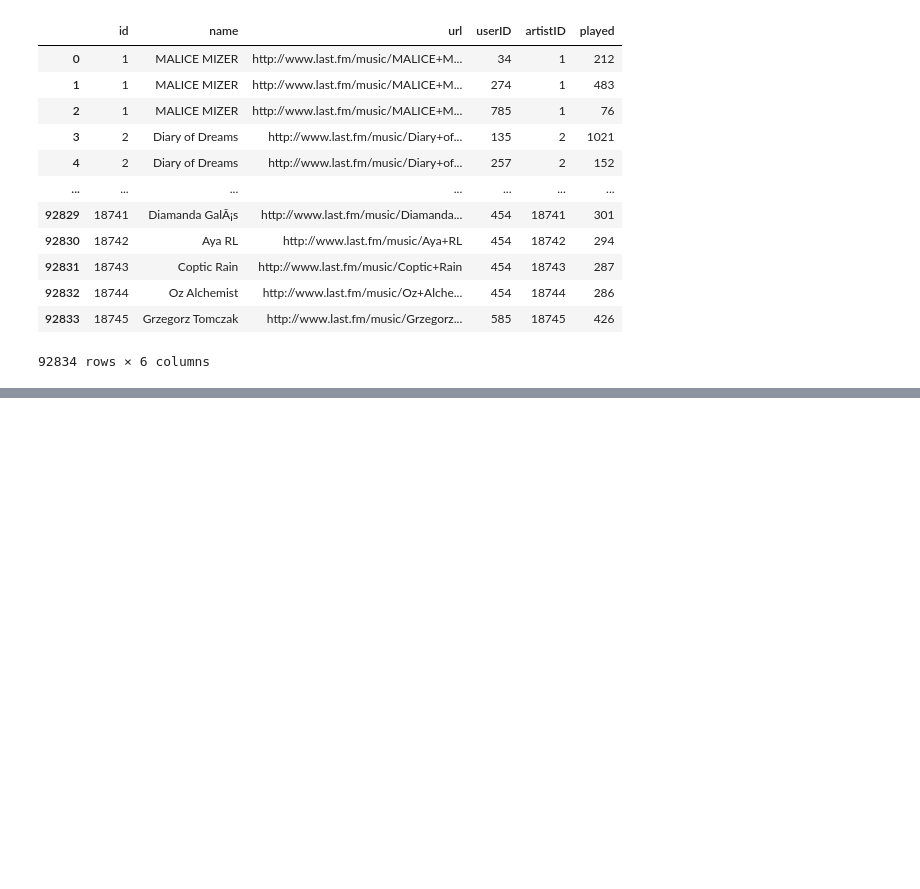
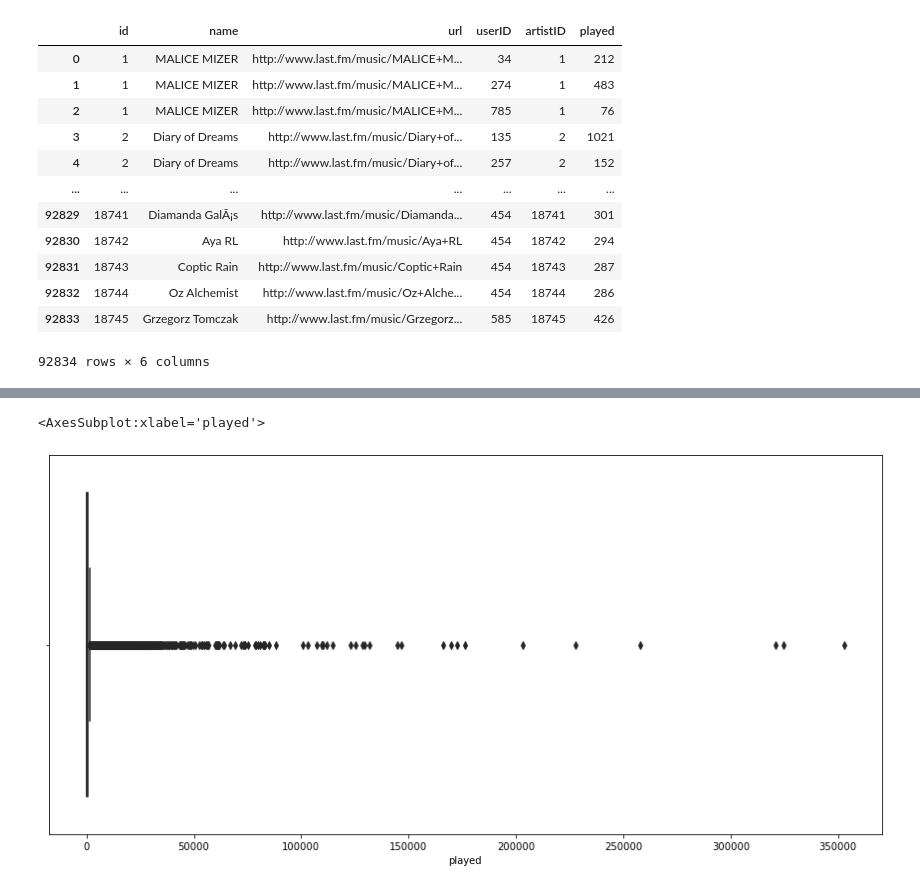
Before and after one commit to kiansweeney11/Ca4015-final-assignment, a Jupyter notebook: recommender.ipynb, the cells around one changed output, grey strips where cells are left out. Drawn from its saved outputs; the diff is of its cells as text; code cells hidden in the pictures; blank space fills up the shorter version.

```diff
--- a/recommender.ipynb
+++ b/recommender.ipynb
@@ -299,0 +314,6 @@ played
+# %%
+plt.figure(figsize=[15,7])
+sns.boxplot(x=played['played'], color=".25")
+# %% [output]
+<AxesSubplot:xlabel='played'>
+[figure, added]
```
Also changed, not shown: parts of 15 cells of this notebook.
